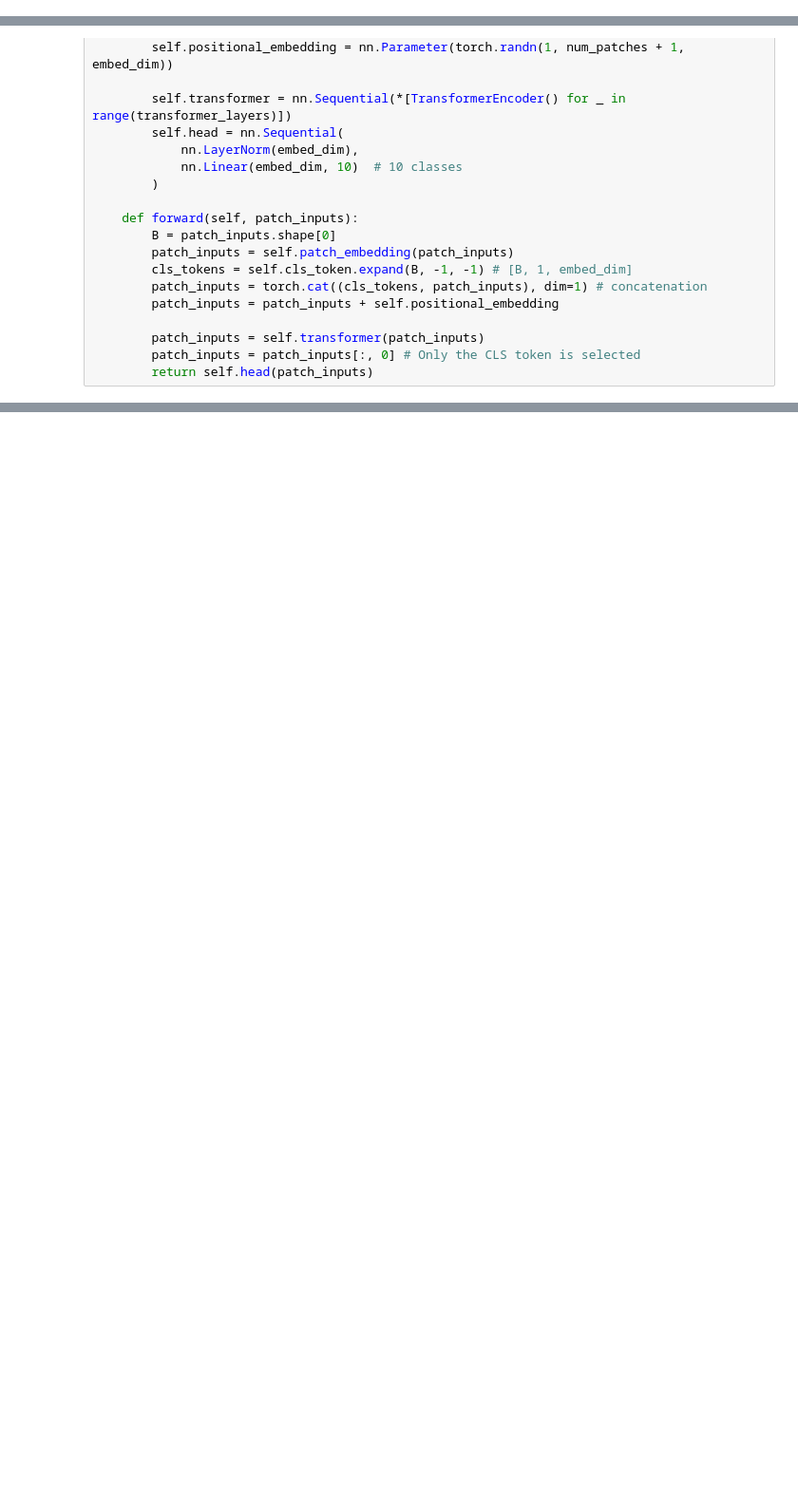
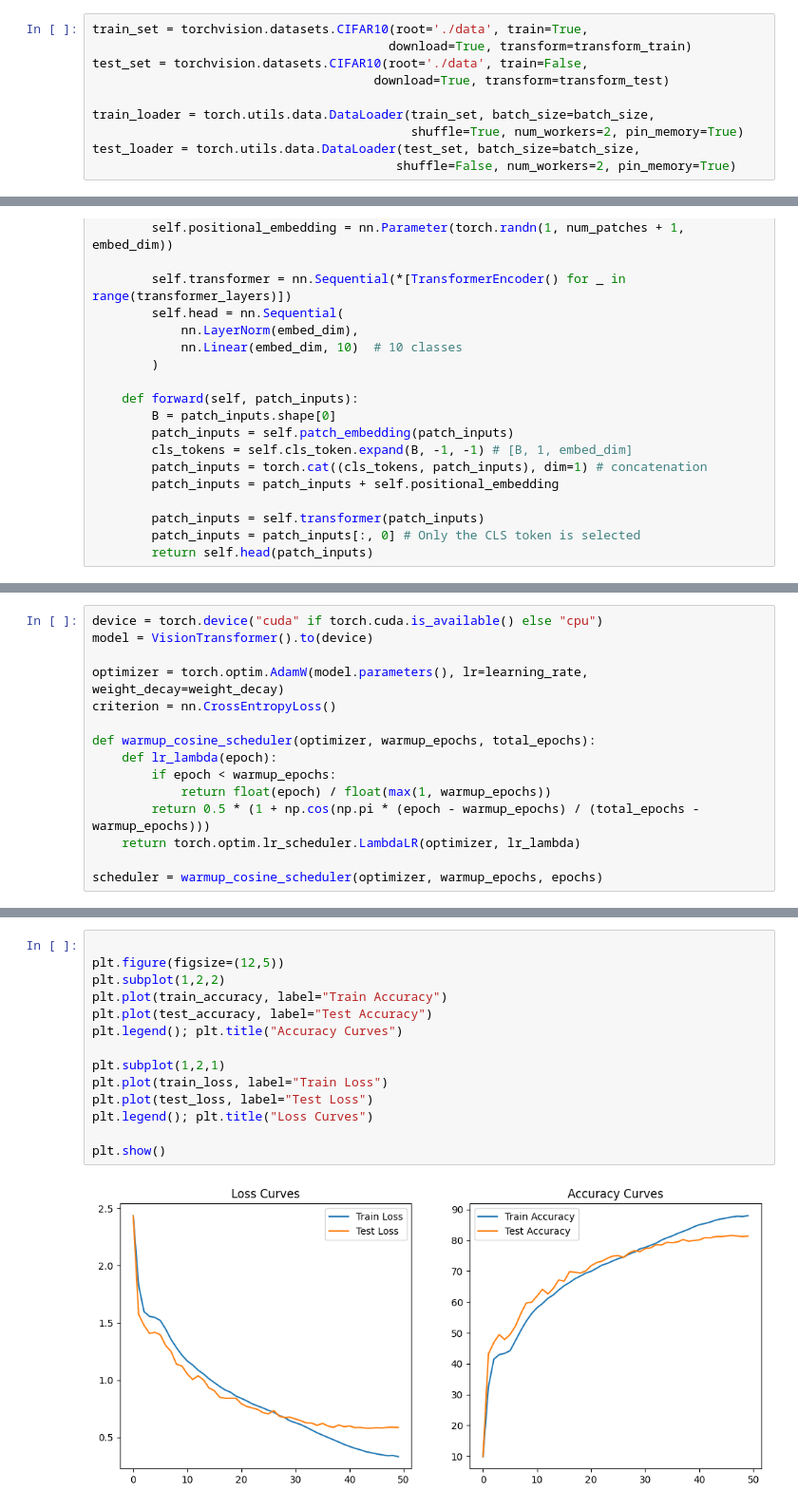
Before and after one commit to Myk72/cifar10-vit-classifier, a Jupyter notebook: Vit_Classifier.ipynb, the cells around one changed output, grey strips where cells are left out. Shown at 95% size. Saved outputs shown, nothing was run; the diff lists cells and outputs as text; blank space fills up the shorter version.

Commit message:
Cifar-10 classification

```diff
--- a/Vit_Classifier.ipynb
+++ b/Vit_Classifier.ipynb
@@ -47,6 +53,16 @@ transform_test = transforms.Compose([
     transforms.ToTensor(),
     transforms.Normalize(mean=mean, std=std)
 ])
+# %%
+train_set = torchvision.datasets.CIFAR10(root='./data', train=True,
+                                        download=True, transform=transform_train)
+test_set = torchvision.datasets.CIFAR10(root='./data', train=False,
+                                      download=True, transform=transform_test)
+
+train_loader = torch.utils.data.DataLoader(train_set, batch_size=batch_size,
+                                           shuffle=True, num_workers=2, pin_memory=True)
+test_loader = torch.utils.data.DataLoader(test_set, batch_size=batch_size,
+                                         shuffle=False, num_workers=2, pin_memory=True)
 # %%
 class PatchEmbedding(nn.Module):
     def __init__(self):
@@ -126,0 +151,15 @@ class VisionTransformer(nn.Module):
+# %%
+device = torch.device("cuda" if torch.cuda.is_available() else "cpu")
+model = VisionTransformer().to(device)
+
+optimizer = torch.optim.AdamW(model.parameters(), lr=learning_rate, weight_decay=weight_decay)
+criterion = nn.CrossEntropyLoss()
+
+def warmup_cosine_scheduler(optimizer, warmup_epochs, total_epochs):
+    def lr_lambda(epoch):
+        if epoch < warmup_epochs:
+            return float(epoch) / float(max(1, warmup_epochs))
+        return 0.5 * (1 + np.cos(np.pi * (epoch - warmup_epochs) / (total_epochs - warmup_epochs)))
+    return torch.optim.lr_scheduler.LambdaLR(optimizer, lr_lambda)
+
+scheduler = warmup_cosine_scheduler(optimizer, warmup_epochs, epochs)
@@ -126,0 +240,16 @@ class VisionTransformer(nn.Module):
+# %%
+
+plt.figure(figsize=(12,5))
+plt.subplot(1,2,2)
+plt.plot(train_accuracy, label="Train Accuracy")
+plt.plot(test_accuracy, label="Test Accuracy")
+plt.legend(); plt.title("Accuracy Curves")
+
+plt.subplot(1,2,1)
+plt.plot(train_loss, label="Train Loss")
+plt.plot(test_loss, label="Test Loss")
+plt.legend(); plt.title("Loss Curves")
+
+plt.show()
+# %% [output]
+[figure, added]
```
Also changed, not shown: parts of 12 cells of this notebook.
